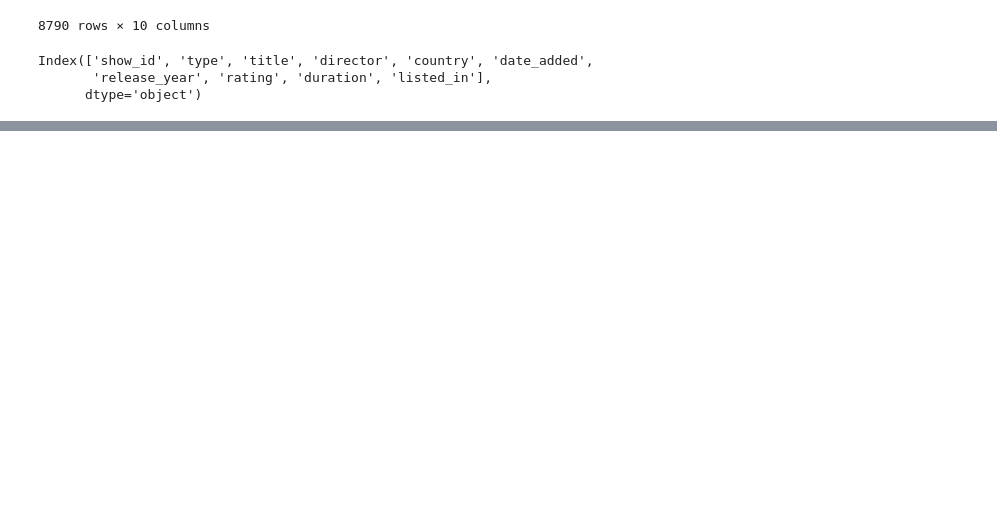
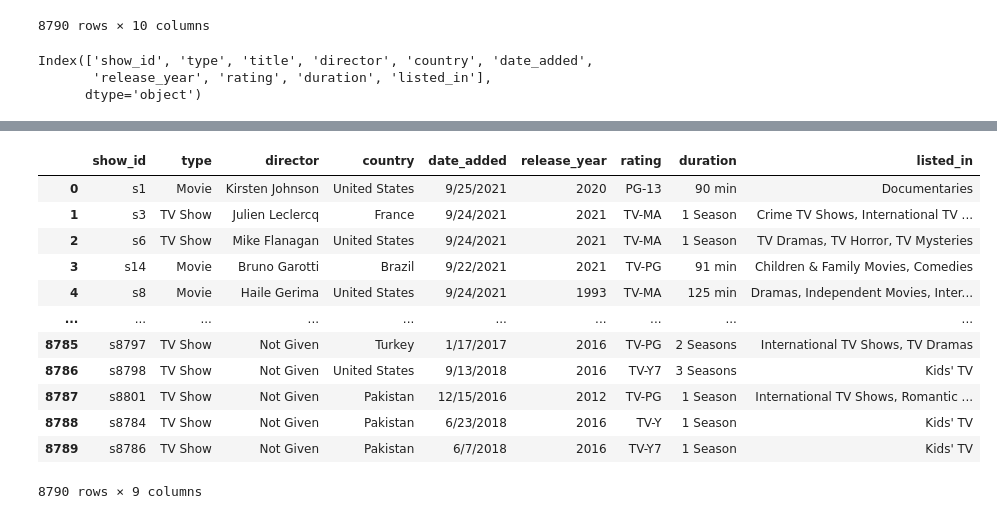
Before and after one commit to hamada-SOS/Data_cleaning, a Jupyter notebook: cleaning_case.ipynb, the cells around one changed output, grey strips where cells are left out. Drawn from its saved outputs; the diff is of its cells as text; code cells hidden in the pictures; blank space fills up the shorter version.

```diff
--- a/cleaning_case.ipynb
+++ b/cleaning_case.ipynb
@@ -28,0 +110,16 @@ Index(['show_id', 'type', 'title', 'director', 'country', 'date_added',
+# %%
+df
+# %% [output]
+|  | show_id | type | director | country | date_added | release_year | rating | duration | listed_in |
+| 0 | s1 | Movie | Kirsten Johnson | United States | 9/25/2021 | 2020 | PG-13 | 90 min | Documentaries |
+| 1 | s3 | TV Show | Julien Leclercq | France | 9/24/2021 | 2021 | TV-MA | 1 Season | Crime TV Shows, International TV ... |
+| 2 | s6 | TV Show | Mike Flanagan | United States | 9/24/2021 | 2021 | TV-MA | 1 Season | TV Dramas, TV Horror, TV Mysteries |
+| 3 | s14 | Movie | Bruno Garotti | Brazil | 9/22/2021 | 2021 | TV-PG | 91 min | Children & Family Movies, Comedies |
+| 4 | s8 | Movie | Haile Gerima | United States | 9/24/2021 | 1993 | TV-MA | 125 min | Dramas, Independent Movies, Inter... |
+| ... | ... | ... | ... | ... | ... | ... | ... | ... | ... |
+| 8785 | s8797 | TV Show | Not Given | Turkey | 1/17/2017 | 2016 | TV-PG | 2 Seasons | International TV Shows, TV Dramas |
+| 8786 | s8798 | TV Show | Not Given | United States | 9/13/2018 | 2016 | TV-Y7 | 3 Seasons | Kids' TV |
+| 8787 | s8801 | TV Show | Not Given | Pakistan | 12/15/2016 | 2012 | TV-PG | 1 Season | International TV Shows, Romantic ... |
+| 8788 | s8784 | TV Show | Not Given | Pakistan | 6/23/2018 | 2016 | TV-Y | 1 Season | Kids' TV |
+| 8789 | s8786 | TV Show | Not Given | Pakistan | 6/7/2018 | 2016 | TV-Y7 | 1 Season | Kids' TV |
+8790 rows × 9 columns
```
Also changed, not shown: parts of 16 cells of this notebook.
